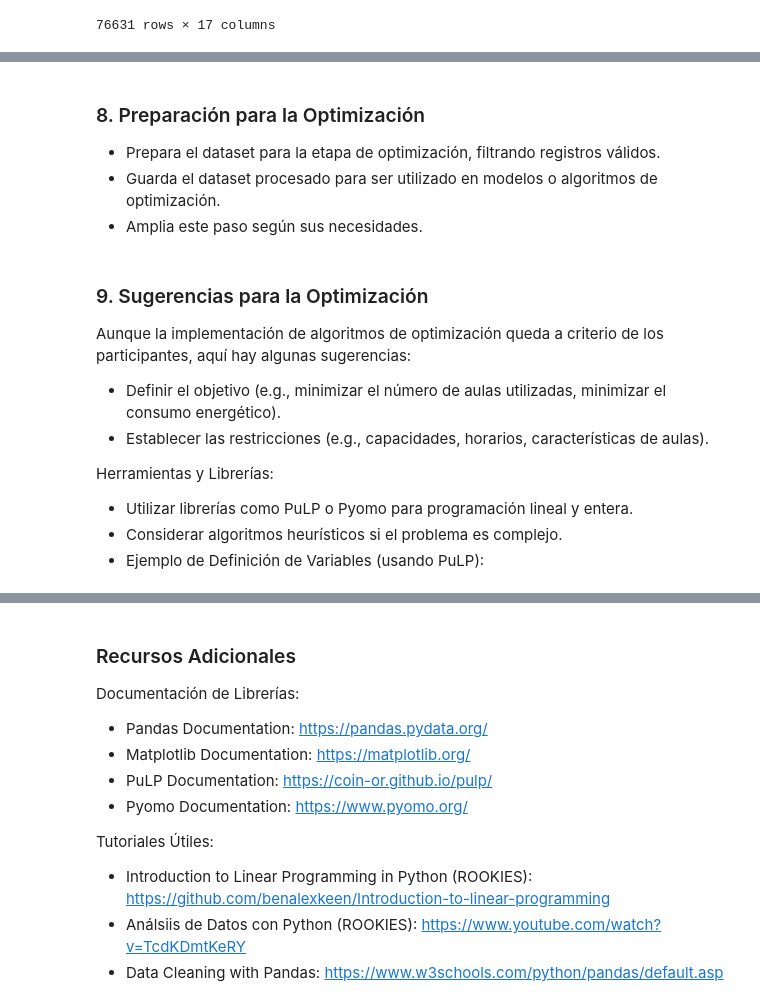
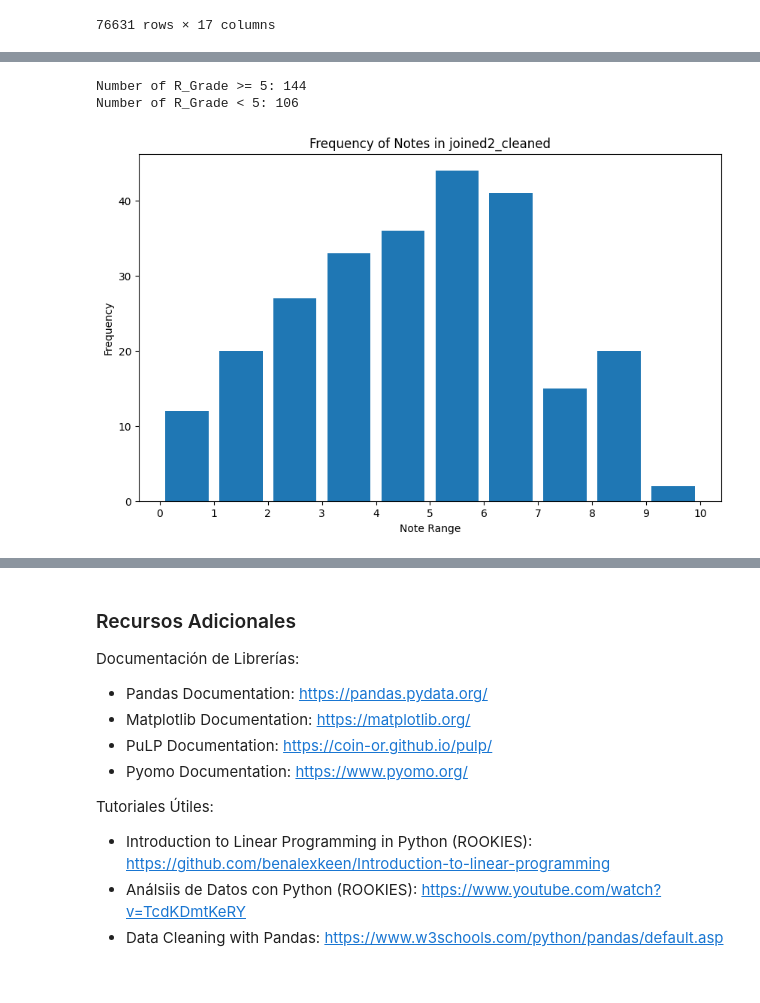
Before and after one commit to NIU1596830/Hackathon-Caronte-Challenge-UAB-2024, a Jupyter notebook: docs/main.ipynb, the cells around one changed output, grey strips where cells are left out. Saved outputs shown, nothing was run; the diff lists cells and outputs as text; code cells hidden in the pictures.

```diff
--- a/docs/main.ipynb
+++ b/docs/main.ipynb
@@ -230,6 +224,9 @@ notes_clean = notes.drop(labels=["P_Grade_Date"], axis=1)
 notes_clean = notes_clean.drop(labels=["F_Grade_Date"], axis=1)
 notes_clean = notes_clean.drop(labels=["R_Grade_Date"], axis=1)
 notes_clean = notes_clean.dropna(subset=['F_Grade', "R_Grade"], how="all")
+notes_clean['P_Grade'] = pd.to_numeric(notes_clean['P_Grade'].replace(',', '.', regex=True), errors='coerce')
+notes_clean['F_Grade'] = pd.to_numeric(notes_clean['F_Grade'].replace(',', '.', regex=True), errors='coerce')
+notes_clean['R_Grade'] = pd.to_numeric(notes_clean['R_Grade'].replace(',', '.', regex=True), errors='coerce')
 
 # SE PUEDEN APROBAR ASIGNATURAS SOLO PRESENTANDOTE A LA RECUPERACIÓN
 recuperacion = notes[notes['F_Grade'].isna() & notes['R_Grade'].notna()]
@@ -485,6 +378,0 @@ display(ocupacion_franja)
-# %% [markdown]
-### 8. Preparación para la Optimización
-
-- Prepara el dataset para la etapa de optimización, filtrando registros válidos.
-- Guarda el dataset procesado para ser utilizado en modelos o algoritmos de optimización.
-- Amplia este paso según sus necesidades.
@@ -505,13 +378,0 @@ print(f"Registros válidos: {len(calendario_valido)}")
-# %% [markdown]
-### 9. Sugerencias para la Optimización
-
-Aunque la implementación de algoritmos de optimización queda a criterio de los participantes, aquí hay algunas sugerencias:
-
-- Definir el objetivo (e.g., minimizar el número de aulas utilizadas, minimizar el consumo energético).
-- Establecer las restricciones (e.g., capacidades, horarios, características de aulas).
-
-Herramientas y Librerías:
-
-- Utilizar librerías como PuLP o Pyomo para programación lineal y entera.
-- Considerar algoritmos heurísticos si el problema es complejo.
-- Ejemplo de Definición de Variables (usando PuLP):
@@ -531,0 +379,27 @@ x = LpVariable.dicts("asignacion", [(i,j) for i in grupos['ID_GRUPO'] for j in u
+# %%
+joined2_cleaned["passed"] = (joined2_cleaned["F_Grade"] >= 5) | (joined2_cleaned["R_Grade"] >= 5)
+# %%
+# prompt: create me a graph for the table joined2_cleaned where it shows the frequency of the notes from 0 to 10 in a range of 1
+
+# Assuming joined2_cleaned is your DataFrame
+note_counts = joined2_cleaned.drop_duplicates(subset=['aula_id', 'userid'], keep='first')
+plot_counts = note_counts['R_Grade'].value_counts(bins=range(0, 11))
+
+r_grade_greater_equal_5 = len(note_counts[note_counts['R_Grade'] >= 5])
+r_grade_less_5 = len(note_counts[note_counts['R_Grade'] < 5])
+
+print(f"Number of R_Grade >= 5: {r_grade_greater_equal_5}")
+print(f"Number of R_Grade < 5: {r_grade_less_5}")
+
+# Create a bar chart
+plt.figure(figsize=(10, 6))
+plt.bar(plot_counts.index.mid, plot_counts.values)
+plt.xlabel("Note Range")
+plt.ylabel("Frequency")
+plt.title("Frequency of Notes in joined2_cleaned")
+plt.xticks(range(0, 11))  # Set x-axis ticks to integers from 0 to 10
+plt.show()
+# %% [output]
+Number of R_Grade >= 5: 144
+Number of R_Grade < 5: 106
+[figure, added]
```
Also changed, not shown: parts of 15 cells of this notebook.
